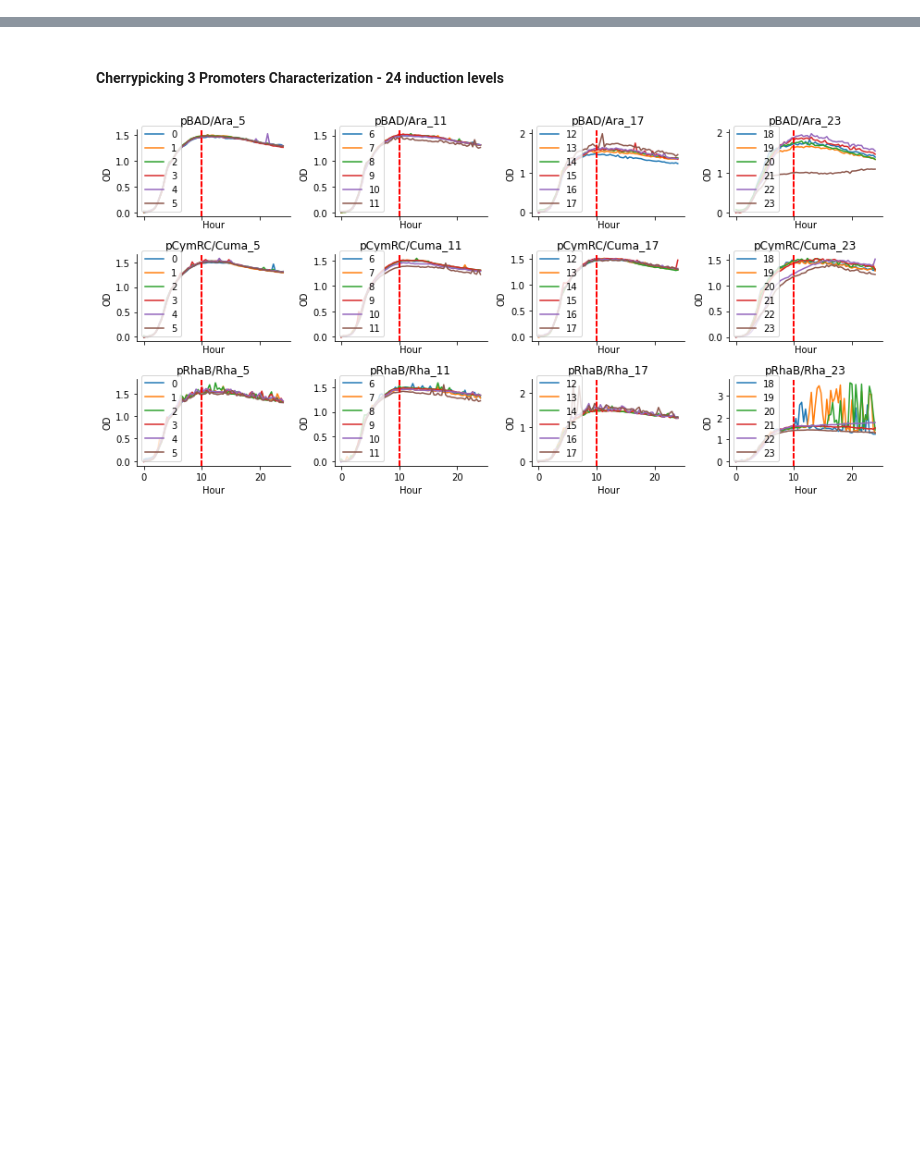
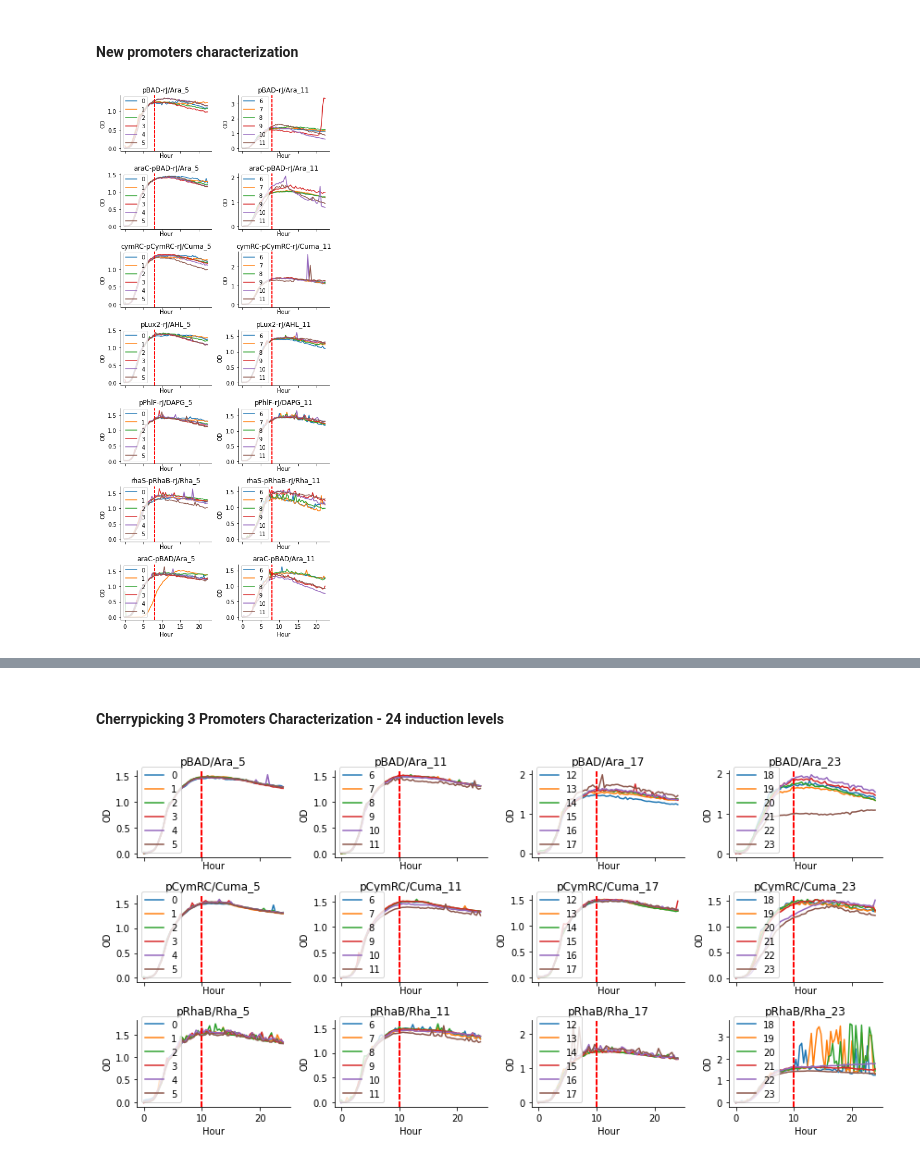
Before and after one commit to rmardian/intein-based-circuits, a Jupyter notebook: Promoters Characterization.ipynb, the cells around one changed output, grey strips where cells are left out. Cells and saved outputs as stored; diff of their text form; code cells hidden in the pictures; blank space fills up the shorter version.

```diff
--- a/Promoters Characterization.ipynb
+++ b/Promoters Characterization.ipynb
@@ -10,19 +10,20 @@ def hill_activation(x, K, n, ymin, ymax):
 
     return ymin + (ymax - ymin) * (x**n / (K**n + x**n))
 
-def hill_activation_simple(x, K, n):
-
-    return (x**n / (K**n + x**n))
-
 def read_datasets(folder):
 
-    names = ['fluos', 'ods', 'fluos-lower-1', 'fluos-lower-2']
+    names = ['fluos', 'ods', 'fluos-lower-1', 'fluos-lower-2', 'raw-fluos', 'raw-ods', 'raw-fluos-lower-1', 'raw-fluos-lower-2']
     datasets = []
     for name in names:
         datasets.append(pd.read_csv('datasets/experiment/{}/{}.csv'.format(folder, name), index_col='time'))
     return datasets
 # %%
-promoters = ['pBAD/Ara', 'pCin/OHC14', 'pCymRC/Cuma', 'pLuxB/AHL', 'pPhlF/DAPG', 'pSalTTC/Sal', 'pRhaB/Rha']
+promoters = ['pBAD-rJ/Ara', 'araC-pBAD-rJ/Ara', 'cymRC-pCymRC-rJ/Cuma', 'pLux2-rJ/AHL', 'pPhlF-rJ/DAPG', 'rhaS-pRhaB-rJ/Rha', 'araC-pBAD/Ara']
 ecfs = ['e11x33', 'e15x33', 'e16x33','e20x33', 'e32x33', 'e34x33', 'e38x33', 'e41x33', 'e42x33']
 gates = ['e11x32STPhoRadA', 'e15x32NpuSspS2', 'e16x33NrdA2', 'e20x32gp411', 'e32x30SspGyrB', 'e34x30MjaKlbA',
          'e38x32gp418', 'e41x32NrdJ1', 'e42x32STIMPDH1']
+# %% [markdown]
+#### New promoters characterization
+# %%
+folder = '029-new-promoters-characterization'
+fluos, ods, fluos_1, fluos_2, raw_fluos, raw_ods, raw_fluos_1, raw_fluos_2 = read_datasets(folder)
@@ -28,0 +40,23 @@ gates = ['e11x32STPhoRadA', 'e15x32NpuSspS2', 'e16x33NrdA2', 'e20x32gp411', 'e32
+# %%
+f, axs = plt.subplots(7, 2, sharex=True, sharey=False, figsize=(6, 14))
+for i in range(7):
+    for j in range(0, 6):
+        r0 = ods['{}_{}'.format(promoters[i], j)]
+        axs[i, 0].plot(r0.index/60, r0, label=j)#, color='darkblue')
+        axs[i, 0].axvline(8, color='red', linestyle='--')
+        axs[i, 0].legend()
+        axs[i, 0].set_title('{}_{}'.format(promoters[i], j))
+        axs[i, 0].set_ylabel('OD')
+        axs[i, 0].set_xlabel('Hour')
+    for j in range(6, 12):
+        r0 = ods['{}_{}'.format(promoters[i], j)]
+        axs[i, 1].plot(r0.index/60, r0, label=j)#, color='darkblue')
+        axs[i, 1].axvline(8, color='red', linestyle='--')
+        axs[i, 1].legend()
+        axs[i, 1].set_title('{}_{}'.format(promoters[i], j))
+        axs[i, 1].set_ylabel('OD')
+        axs[i, 1].set_xlabel('Hour')
+sns.despine()
+plt.tight_layout()
+# %% [output]
+[figure, added]
```
Also changed, not shown: parts of 3 cells of this notebook, 12 other files.
